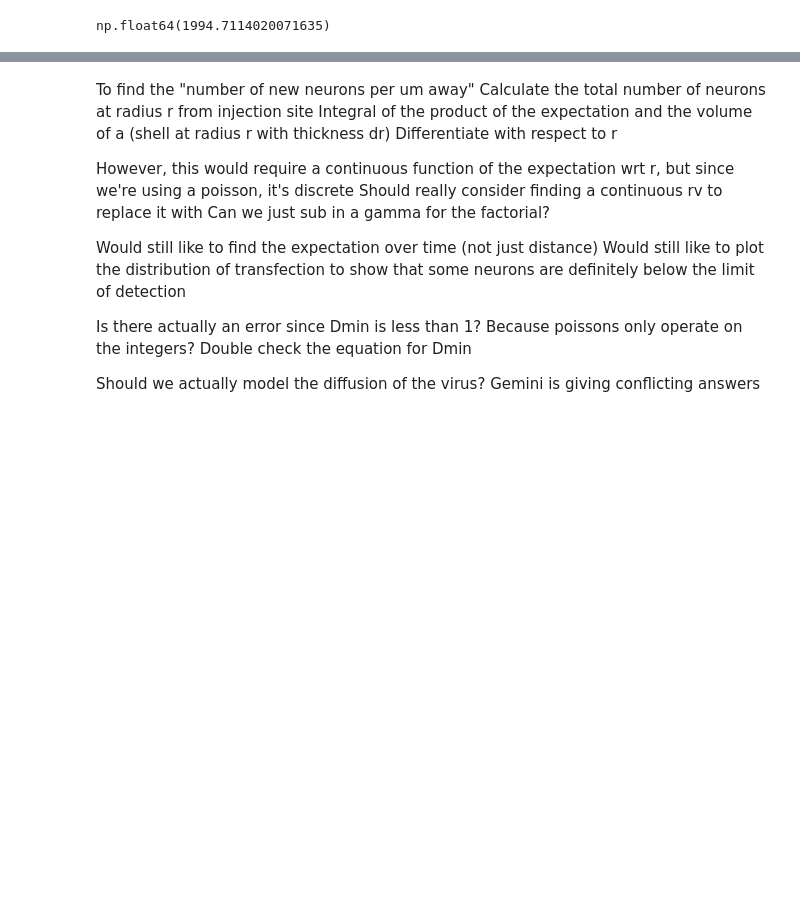
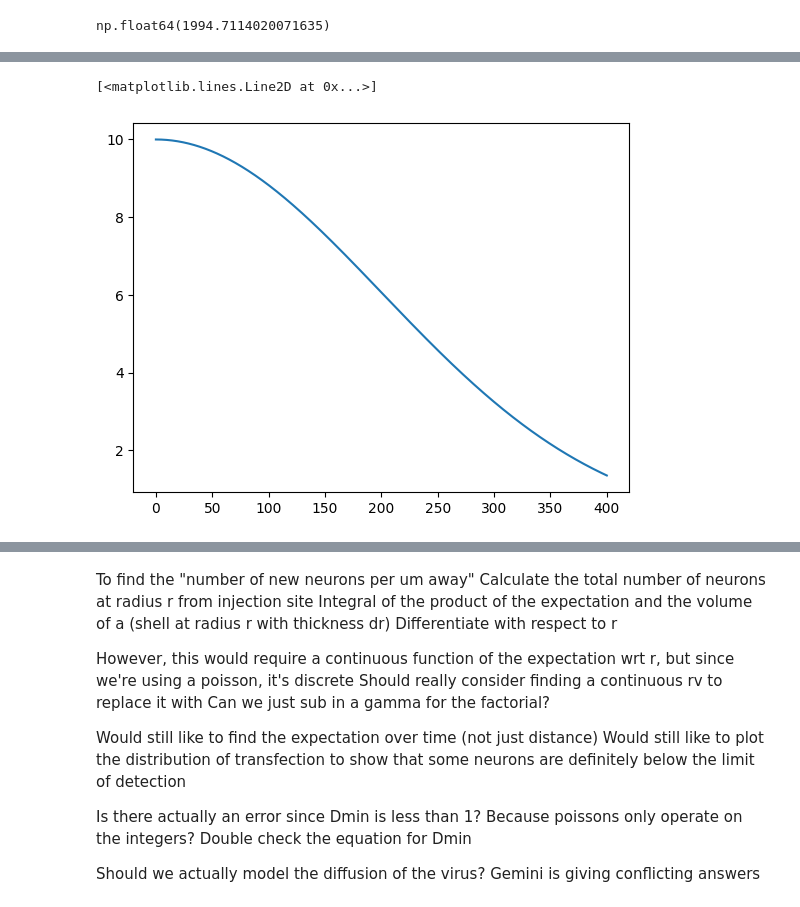
Before and after one commit to kroumov/SpineDetect, a Jupyter notebook: david/rockfish/generate_task_list.ipynb, the cells around one changed output, grey strips where cells are left out. Drawn from its saved outputs; the diff is of its cells as text; code cells hidden in the pictures; blank space fills up the shorter version.

```diff
--- a/david/rockfish/generate_task_list.ipynb
+++ b/david/rockfish/generate_task_list.ipynb
@@ -66,3 +145,10 @@ np.float64(0.004829007576330118)
+# %%
+r = np.linspace(0, 2*sigma, int(2*sigma/0.1))
+local_gc = soma_mean * KD * np.exp(-(np.pow(r, 2))/(2*np.pow(sigma, 2))) * p
+plt.plot(r, local_gc)
+# %% [output]
+[<matplotlib.lines.Line2D at 0x...>]
+[figure, added]
 # %%
 r = np.linspace(0, 2*sigma, int(200/0.1))
 results = np.zeros_like(r)
```
Also changed, not shown: parts of 14 cells of this notebook.
